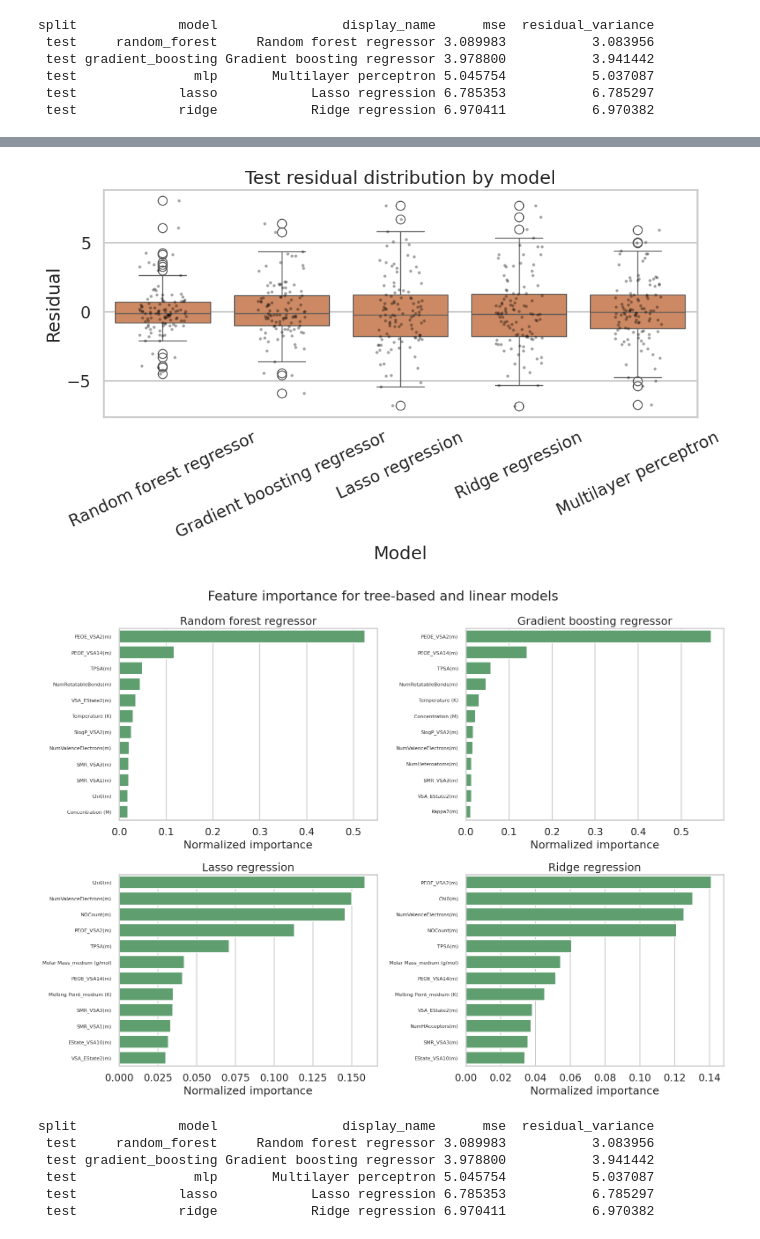
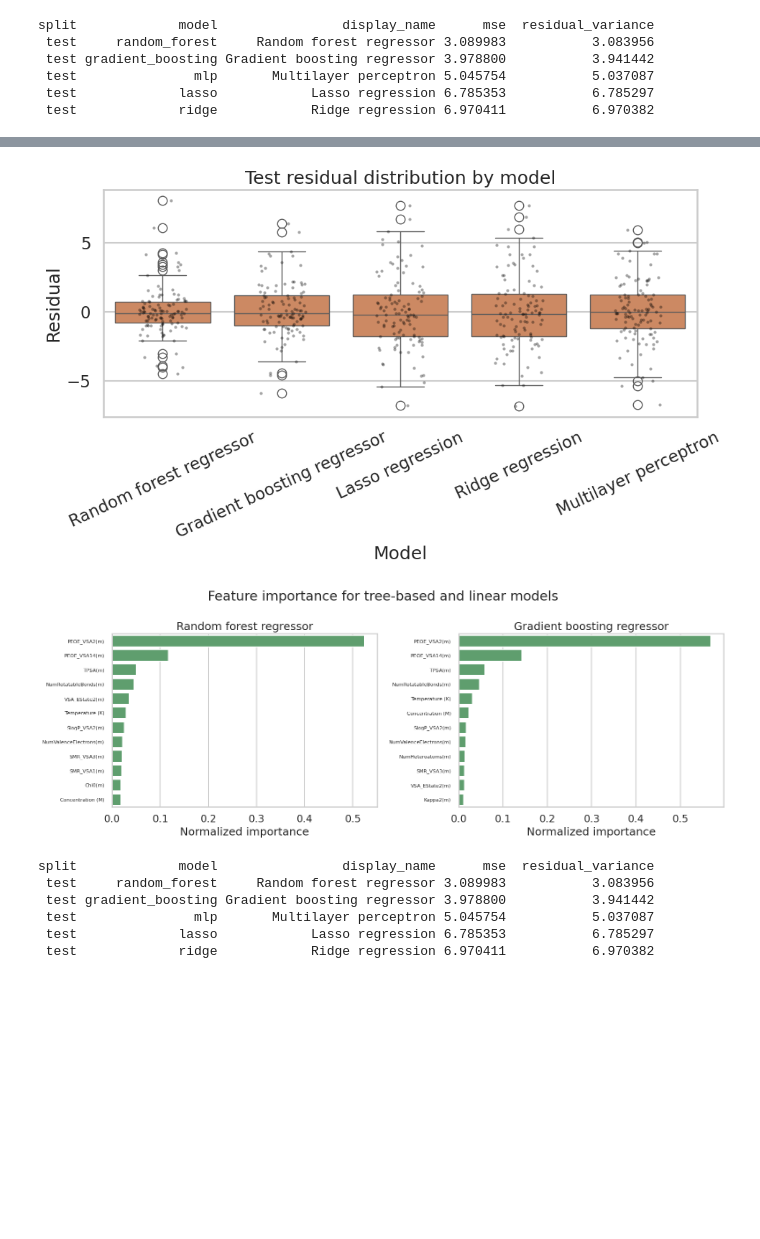
Before and after one commit to sdtemple/AtomUQ, a Jupyter notebook: notebooks/03_model_fitting.ipynb, the cells around one changed output, grey strips where cells are left out. Saved outputs shown, nothing was run; the diff lists cells and outputs as text; code cells hidden in the pictures; blank space fills up the shorter version.

```diff
--- a/notebooks/03_model_fitting.ipynb
+++ b/notebooks/03_model_fitting.ipynb
@@ -6,6 +6,7 @@ Use this notebook to train and compare sklearn models for ligand-to-metal bindin
 from pathlib import Path
 import json
 
+import joblib
 import matplotlib.pyplot as plt
 import numpy as np
 import pandas as pd
@@ -23,6 +24,8 @@ sns.set_theme(style="whitegrid", context="talk")
 DATA_SPLITS_ROOT = Path("../data/splits/Nd_3plus")
 RESULTS_ROOT = Path("../results/model_fitting/Nd_3plus")
 RESULTS_ROOT.mkdir(parents=True, exist_ok=True)
+MODELS_ROOT = RESULTS_ROOT / "models"
+MODELS_ROOT.mkdir(parents=True, exist_ok=True)
 
 TARGET_COL = "Log K1"
 METAL_COL = "Metal"
@@ -235,6 +238,7 @@ model_results = []
 prediction_rows = []
 importance_frames = []
 model_fit_summaries = []
+model_artifact_rows = []
 
 for model_name, spec in RUN_CONFIG["models"].items():
     estimator = build_estimator(model_name)
@@ -243,6 +247,16 @@ for model_name, spec in RUN_CONFIG["models"].items():
     X_train = train_frame[feature_columns]
     y_train = train_frame[TARGET_COL]
     pipeline.fit(X_train, y_train)
+
+    model_path = MODELS_ROOT / f"{model_name}.joblib"
+    joblib.dump(pipeline, model_path)
+    model_artifact_rows.append(
+        {
+            "model": model_name,
+            "display_name": spec["display_name"],
+            "model_path": str(model_path),
+        }
+    )
 
     split_metrics = {}
     for split_name, split_frame in split_frames.items():
@@ -287,10 +301,12 @@ for model_name, spec in RUN_CONFIG["models"].items():
 predictions_df = pd.concat(prediction_rows, ignore_index=True)
 test_metrics_df = pd.DataFrame(model_fit_summaries).sort_values("mse", ascending=True).reset_index(drop=True)
 importance_df = pd.concat(importance_frames, ignore_index=True)
+model_artifacts_df = pd.DataFrame(model_artifact_rows)
 
 predictions_df.to_csv(RESULTS_ROOT / "predictions_and_residuals.csv", index=False)
 test_metrics_df.to_csv(RESULTS_ROOT / "test_metrics.csv", index=False)
 importance_df.to_csv(RESULTS_ROOT / "feature_importance.csv", index=False)
+model_artifacts_df.to_csv(RESULTS_ROOT / "model_artifacts.csv", index=False)
 
 print(test_metrics_df.to_string(index=False))
 # %% [output]
@@ -313,37 +329,39 @@ fig.savefig(RESULTS_ROOT / "test_mse_by_model.png", dpi=200, bbox_inches="tight"
 plt.show()
 
 fig, ax = plt.subplots(figsize=(10, 6))
 residual_plot_df = predictions_df.loc[predictions_df["split"] == "test"].copy()
 sns.boxplot(data=residual_plot_df, x="display_name", y="residual", ax=ax, color="#DD8452")
 sns.stripplot(data=residual_plot_df, x="display_name", y="residual", ax=ax, color="black", size=3, alpha=0.35, jitter=0.2)
 ax.set_title("Test residual distribution by model")
 ax.set_xlabel("Model")
 ax.set_ylabel("Residual")
 ax.tick_params(axis="x", rotation=25)
 fig.tight_layout()
 fig.savefig(RESULTS_ROOT / "test_residual_distribution.png", dpi=200, bbox_inches="tight")
 plt.show()
 
 importance_plot_df = importance_df.loc[importance_df["model"].isin(["random_forest", "gradient_boosting", "lasso", "ridge"])].copy()
-importance_order = ["random_forest", "gradient_boosting", "lasso", "ridge"]
-fig, axes = plt.subplots(2, 2, figsize=(16, 12), sharex=False)
+# importance_order = ["random_forest", "gradient_boosting", "lasso", "ridge"]
+importance_order = ["random_forest", "gradient_boosting",]
+# fig, axes = plt.subplots(2, 2, figsize=(16, 12), sharex=False)
+fig, axes = plt.subplots(1, 2, figsize=(16, 6), sharex=False)
 axes = axes.ravel()
 for ax, model_name in zip(axes, importance_order):
     model_df = importance_plot_df.loc[importance_plot_df["model"] == model_name].sort_values("normalized_importance", ascending=False).head(12)
     sns.barplot(data=model_df, y="feature", x="normalized_importance", ax=ax, color="#55A868")
     ax.set_title(model_df["display_name"].iloc[0])
     ax.set_xlabel("Normalized importance")
     ax.set_ylabel("")
     ax.tick_params(axis="y", labelsize=8)
 
 fig.suptitle("Feature importance for tree-based and linear models")
 fig.tight_layout()
 fig.savefig(RESULTS_ROOT / "feature_importance.png", dpi=200, bbox_inches="tight")
 plt.show()
 # %% [output]
 [figure]
-[figure, old version]
+[figure, new version]
-[figure, old version]
+[figure, new version]
 # %%
 model_results = []
 prediction_rows = []
```
Also changed, not shown: parts of 1 cell of this notebook, 1 other file.
